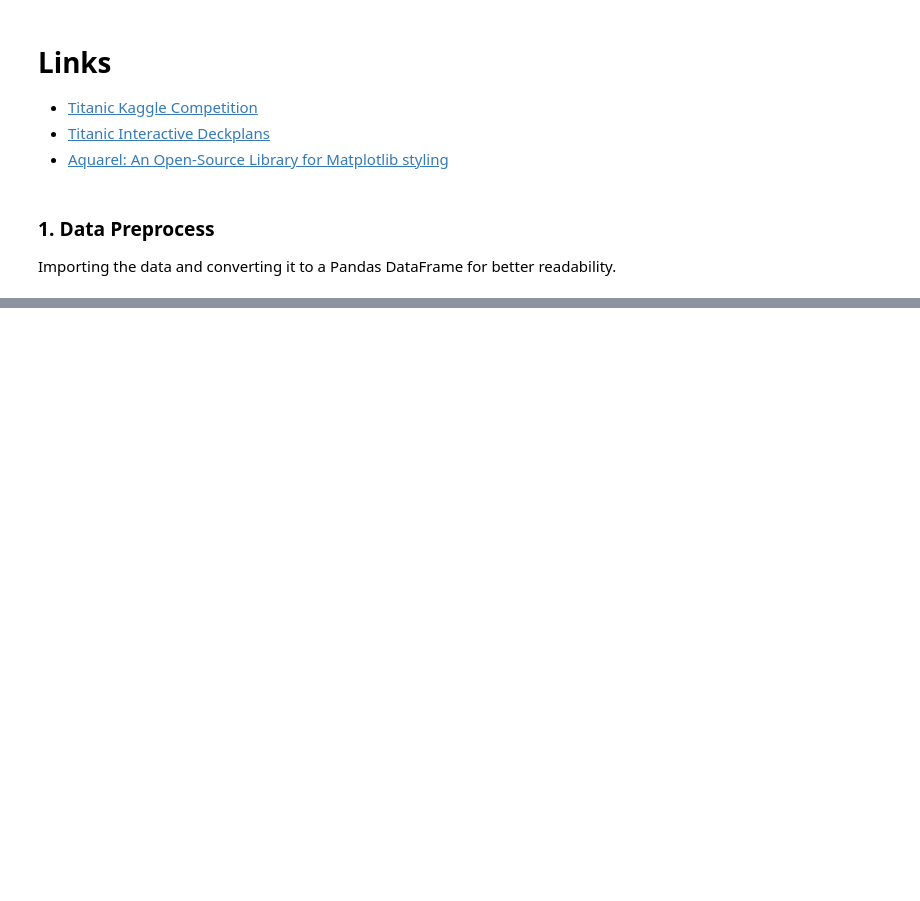
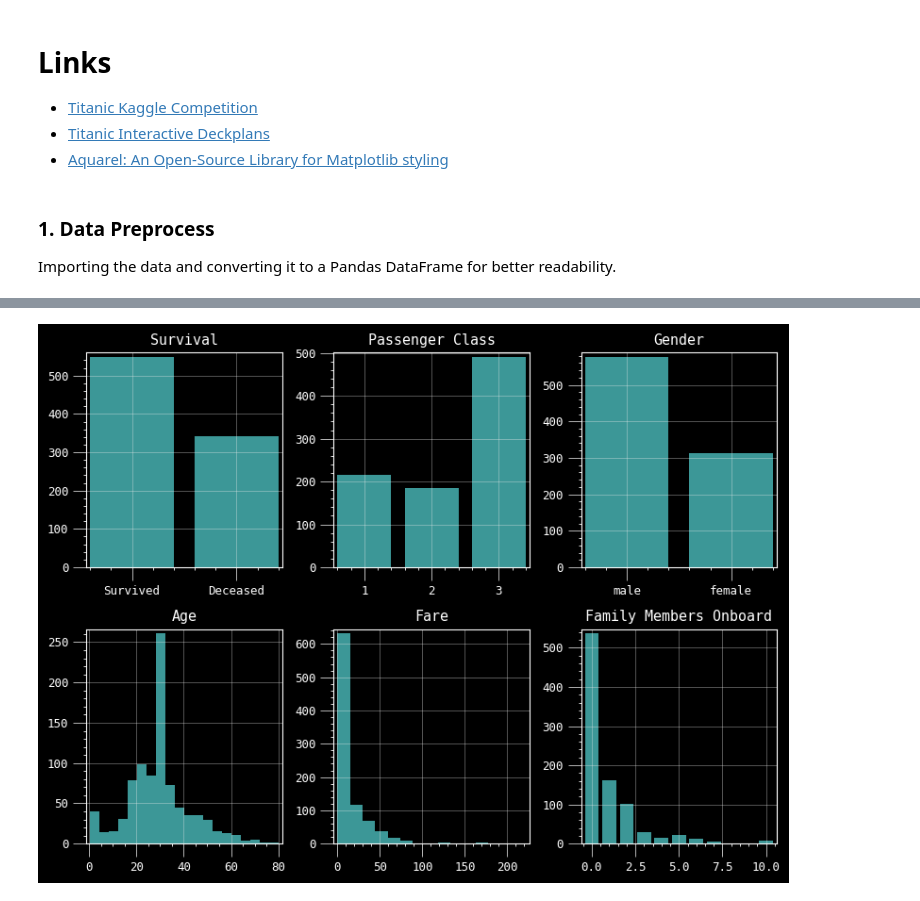
Before and after one commit to Homanloo/Titanic-Survival, a Jupyter notebook: Titanic.ipynb, the cells around one changed output, grey strips where cells are left out. Saved outputs shown, nothing was run; the diff lists cells and outputs as text; code cells hidden in the pictures; blank space fills up the shorter version.

```diff
--- a/Titanic.ipynb
+++ b/Titanic.ipynb
@@ -73,33 +92,37 @@ memory usage: 62.8+ KB
 import matplotlib.pyplot as plt
 from aquarel import load_theme
 
 theme = load_theme("boxy_dark")
-theme.set_font(family="serif", serif="Times New Roman", size=12)
+# theme.set_font(family="serif", serif="Times New Roman")
+theme.set_font(family="monospace", size=9)
+
 theme.apply()
-fig, ([ax1, ax2, ax3], [ax4, ax5, ax6]) = plt.subplots(2, 3, figsize=(10, 8))
+fig, ([ax1, ax2, ax3], [ax4, ax5, ax6]) = plt.subplots(2, 3, figsize=(8, 6))
 
 survived = pd.DataFrame(df_train["Survived"].value_counts())
 ax1.bar(["Survived", "Deceased"], survived['count'].values, label="Survived")
 ax1.set_title("Survival", loc="center")
 
 pclass = pd.DataFrame(df_train["Pclass"].value_counts())
 ax2.bar(pclass.index, pclass['count'].values, label="Passenger Class")
 ax2.set_title("Passenger Class", loc="center")
 
 gender = pd.DataFrame(df_train["Sex"].value_counts())
 ax3.bar(gender.index, gender['count'].values, label="Gender")
 ax3.set_title("Gender", loc="center")
 
 ax4.hist(df_train['Age'], bins=20, label="Age")
 ax4.set_title("Age", loc="center")
 
 ax5.hist(df_train['AdjustedFare'], bins=15, label="Fare")
 ax5.set_title("Fare", loc="center")
 
 family = pd.DataFrame(df_train["Family"].value_counts())
 ax6.bar(family.index, family['count'].values, label="Family")
 ax6.set_title("Family Members Onboard", loc="center")
 
 fig.tight_layout();
 theme.apply_transforms()
-fig.savefig("Figures/demo.png", dpi=300)
+plt.show(fig)
+# %% [output]
+[figure, added]
```
Also changed, not shown: parts of 12 cells of this notebook, 1 other file.
